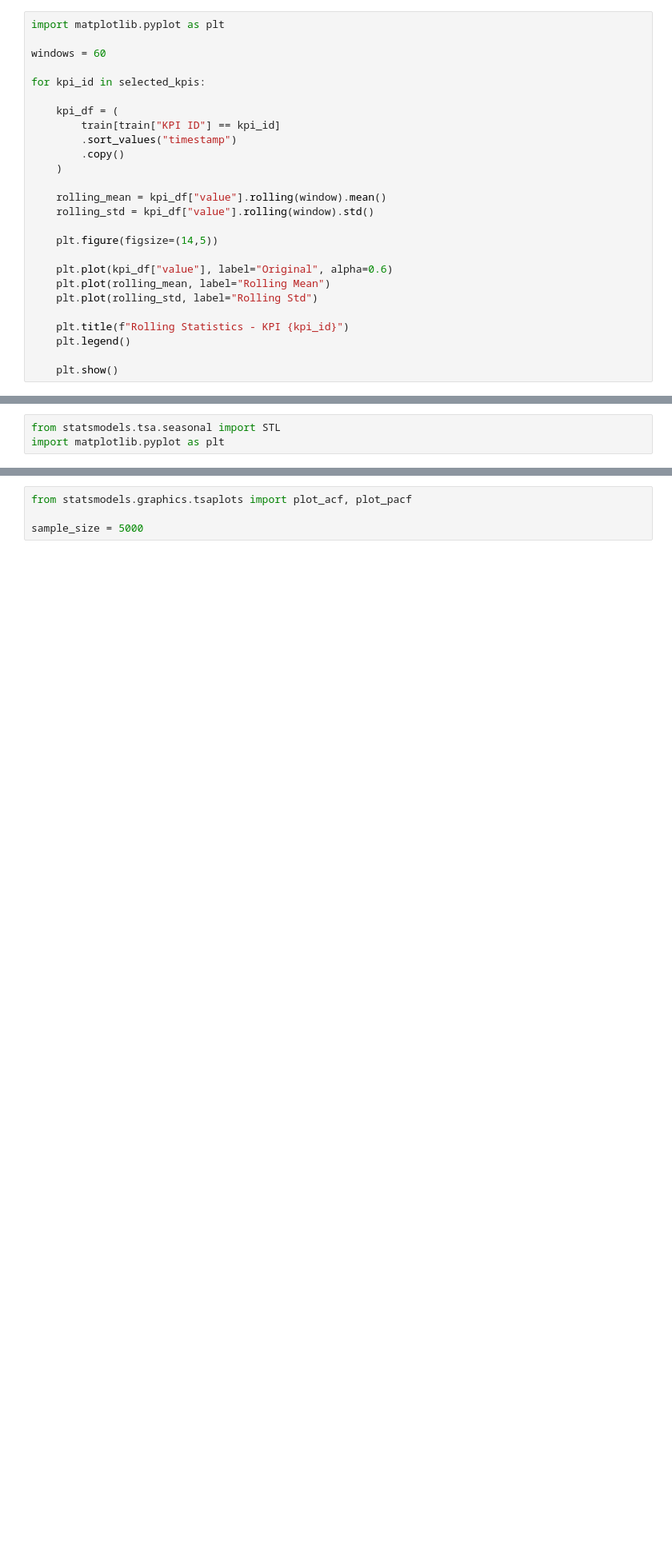
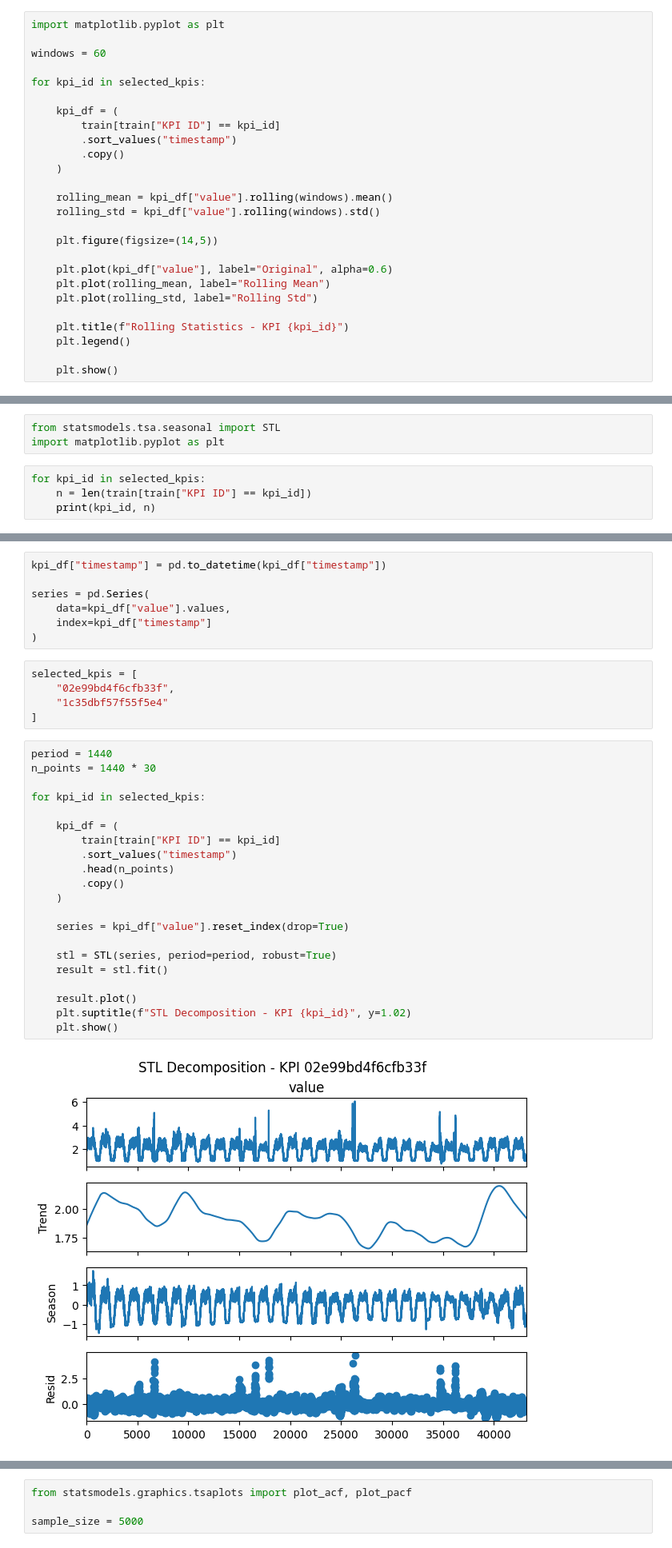
Before and after one commit to hieutmtechx/anomaly-detection-fundamentals, a Jupyter notebook: Week1/Code/01_dataset_overview.ipynb, the cells around one changed output, grey strips where cells are left out. Shown at 80% size. Drawn from its saved outputs; the diff is of its cells as text; blank space fills up the shorter version.

```diff
--- a/Week1/Code/01_dataset_overview.ipynb
+++ b/Week1/Code/01_dataset_overview.ipynb
@@ -246,8 +252,8 @@ for kpi_id in selected_kpis:
         .copy()
     )
 
-    rolling_mean = kpi_df["value"].rolling(window).mean()
-    rolling_std = kpi_df["value"].rolling(window).std()
+    rolling_mean = kpi_df["value"].rolling(windows).mean()
+    rolling_std = kpi_df["value"].rolling(windows).std()
 
     plt.figure(figsize=(14,5))
 
@@ -356,3 +364,7 @@ adf_df
 # %%
 from statsmodels.tsa.seasonal import STL
 import matplotlib.pyplot as plt
+# %%
+for kpi_id in selected_kpis:
+    n = len(train[train["KPI ID"] == kpi_id])
+    print(kpi_id, n)
@@ -358,0 +377,35 @@ import matplotlib.pyplot as plt
+# %%
+kpi_df["timestamp"] = pd.to_datetime(kpi_df["timestamp"])
+
+series = pd.Series(
+    data=kpi_df["value"].values,
+    index=kpi_df["timestamp"]
+)
+# %%
+selected_kpis = [
+    "02e99bd4f6cfb33f",
+    "1c35dbf57f55f5e4"
+]
+# %%
+period = 1440
+n_points = 1440 * 30
+
+for kpi_id in selected_kpis:
+
+    kpi_df = (
+        train[train["KPI ID"] == kpi_id]
+        .sort_values("timestamp")
+        .head(n_points)
+        .copy()
+    )
+
+    series = kpi_df["value"].reset_index(drop=True)
+
+    stl = STL(series, period=period, robust=True)
+    result = stl.fit()
+
+    result.plot()
+    plt.suptitle(f"STL Decomposition - KPI {kpi_id}", y=1.02)
+    plt.show()
+# %% [output]
+[figure, added]
```
Also changed, not shown: parts of 11 cells of this notebook.
